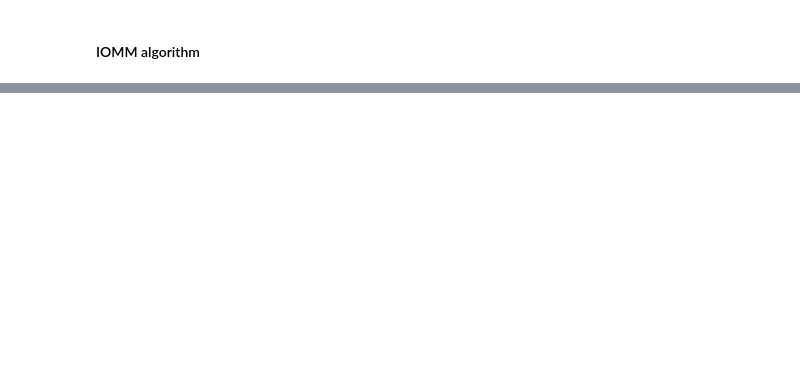
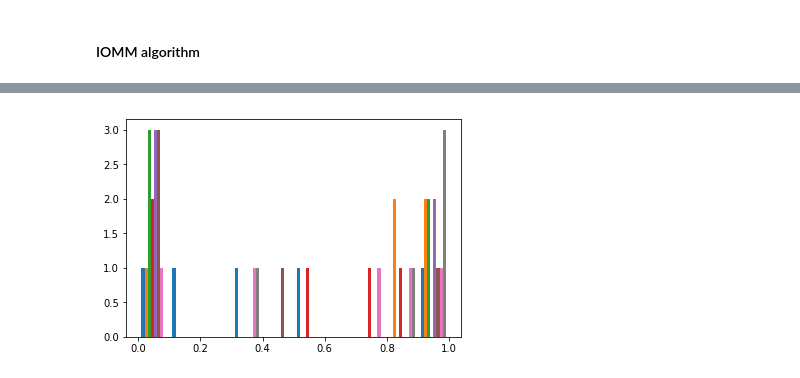
Before and after one commit to AntoineG92/bayes_overlapping_clusters, a Jupyter notebook: IOMM_algo_synthetic_data_AG_V2.ipynb, the cells around one changed output, grey strips where cells are left out. Drawn from its saved outputs; the diff is of its cells as text; code cells hidden in the pictures; blank space fills up the shorter version.

```diff
--- a/IOMM_algo_synthetic_data_AG_V2.ipynb
+++ b/IOMM_algo_synthetic_data_AG_V2.ipynb
@@ -15,7 +15,7 @@ K=5
 N=10
 D=8
 N_iter=10
-alpha_prior = 2
+alpha_prior = 4
 burning_period=3
 
 Z = utils.random_z(N,K)
@@ -96,0 +93,5 @@ plt.show()
+# %%
+plt.hist(beta.rvs(1*theta,(1-theta)*1))
+plt.show()
+# %% [output]
+[figure, added]
```
Also changed, not shown: parts of 9 cells of this notebook, 1 other file.
